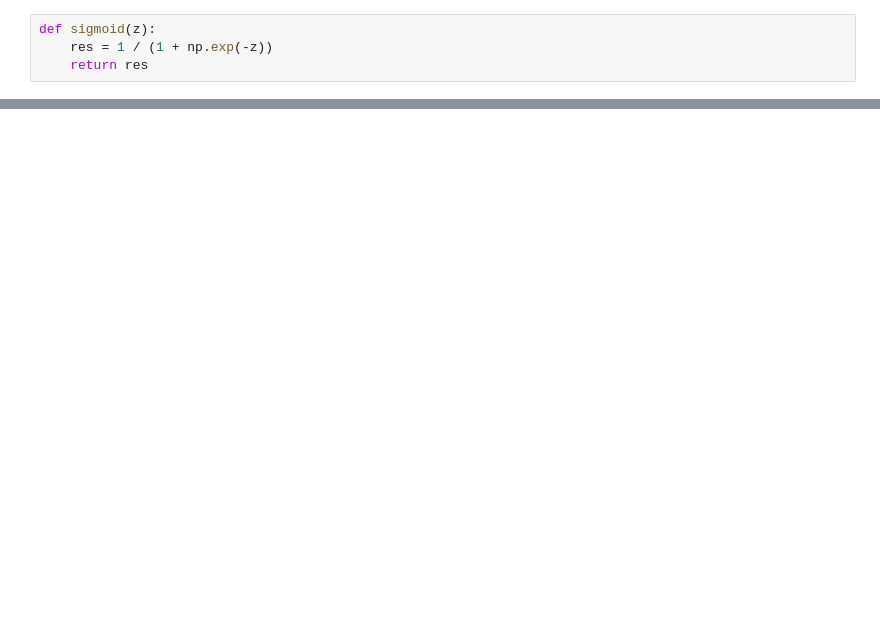
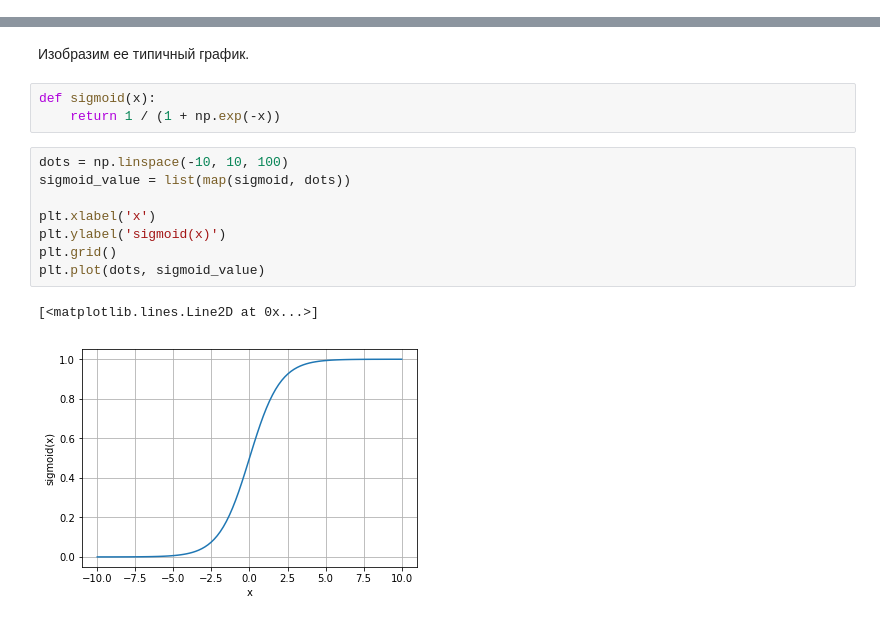
Before and after one commit to denicCH/Data-analysis-algorithms, a Jupyter notebook: Lesson_3.ipynb, the cells around one changed output, grey strips where cells are left out. Saved outputs shown, nothing was run; the diff lists cells and outputs as text; blank space fills up the shorter version.

```diff
--- a/Lesson_3.ipynb
+++ b/Lesson_3.ipynb
@@ -16,4 +0,0 @@ def calc_std_feat(x):
-# %%
-def sigmoid(z):
-    res = 1 / (1 + np.exp(-z))
-    return res
@@ -95,0 +114,16 @@ def calc_pred(W,X):
+# %% [markdown]
+Изобразим ее типичный график.
+# %%
+def sigmoid(x):
+    return 1 / (1 + np.exp(-x))
+# %%
+dots = np.linspace(-10, 10, 100)
+sigmoid_value = list(map(sigmoid, dots))
+
+plt.xlabel('x')
+plt.ylabel('sigmoid(x)')
+plt.grid()
+plt.plot(dots, sigmoid_value)
+# %% [output]
+[<matplotlib.lines.Line2D at 0x...>]
+[figure, added]
```
Also changed, not shown: parts of 92 cells of this notebook.
